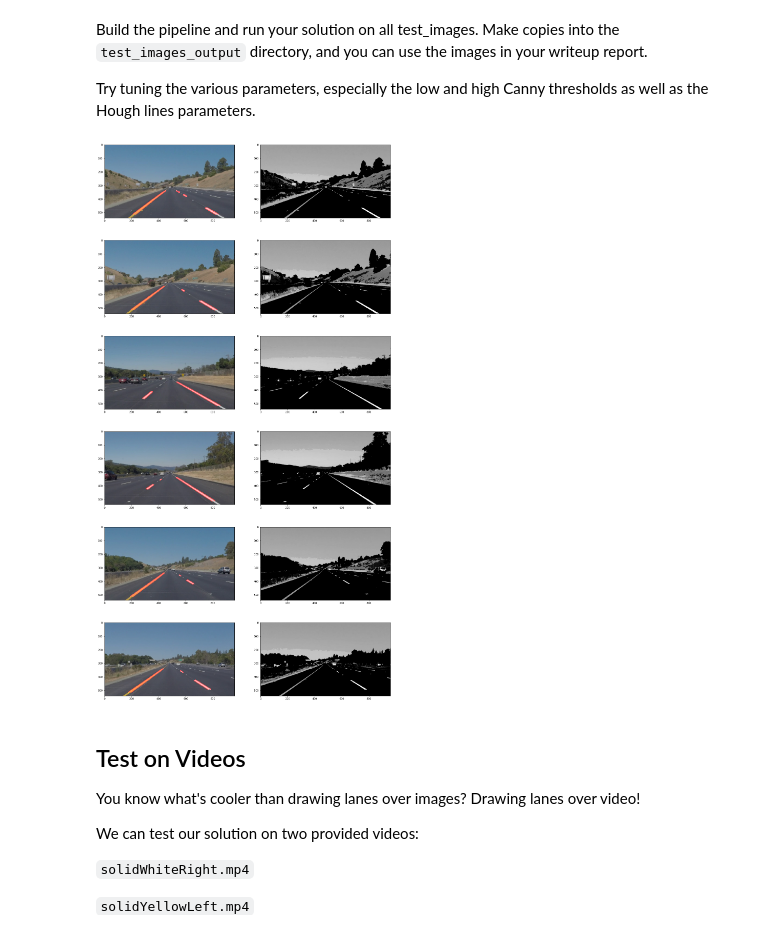
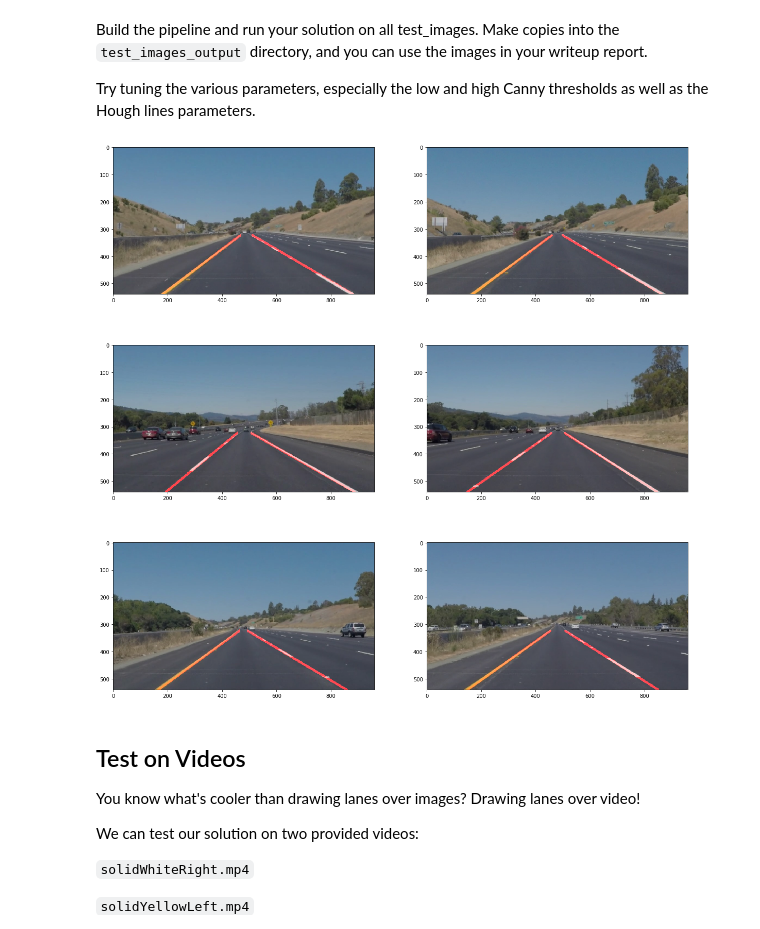
Before and after one commit to jackm97/CarND-LaneLines-P1, a Jupyter notebook: P1.ipynb, the cells around one changed output. Cells and saved outputs as stored; diff of their text form; code cells hidden in the pictures.

Commit message:
Tweaking color selection

```diff
--- a/P1.ipynb
+++ b/P1.ipynb
@@ -249,41 +237,40 @@ for image in images:
     gray[np.less_equal(gray,150)] = 0
     gray = grayscale(gray)
 
     kernel_size = 3
     low_thresh = 50
     high_thresh = 150
 
     gray_blur = gaussian_blur(gray,kernel_size)
     edge = canny(gray_blur,low_threshold=low_thresh,high_threshold=high_thresh)
 
     vertices = np.array([[(image.shape[1]/10,.95*image.shape[0]),
                           (.98*image.shape[1],.95*image.shape[0]),
                           (.58*image.shape[1],.63*image.shape[0]),
                           (.43*image.shape[1],.63*image.shape[0])]],dtype=np.int32)
     image_region = region_of_interest(image,vertices)
     edge_region = region_of_interest(edge,vertices)
 
     rho = 1
     theta = 1*np.pi/180
     threshold = 30
     min_line_len = 5
     max_line_gap = 5
-    img_line = hough_lines(edge_region,rho,theta,threshold,min_line_len,max_line_gap,1)
+    img_line = hough_lines(edge_region,rho,theta,threshold,min_line_len,max_line_gap)
 
     result = weighted_img(img_line,image)
 
     imgs_out.append(result)
-    grays.append(gray_blur)
 
-fig = plt.figure(figsize=(20,40))
+plt.figure(figsize=(20,20))
 for i in range(len(images)):
-    fig.add_subplot(6,2,2*i+1)
+    filename = 'test_images_output/single_line/'+ os.listdir("test_images")[i]
+    image = cv2.cvtColor(imgs_out[i], cv2.COLOR_RGB2BGR)
+    cv2.imwrite(filename,image)
+    plt.subplot(3,2,i+1)
     plt.imshow(imgs_out[i])
-    fig.add_subplot(6,2,2*(i+1))
-    plt.imshow(grays[i],cmap='gray')
-plt.show()
 # %% [output]
-[figure, old version]
+[figure, new version]
 # %% [markdown]
 ## Test on Videos
 
```
Also changed, not shown: parts of 6 cells of this notebook.
